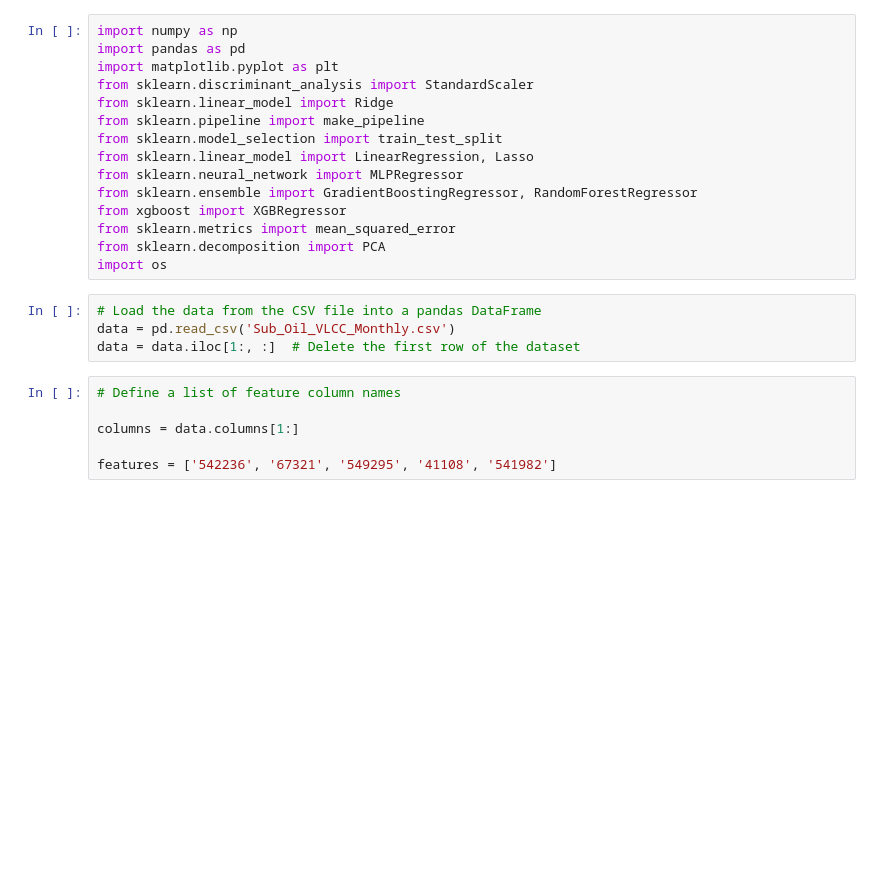
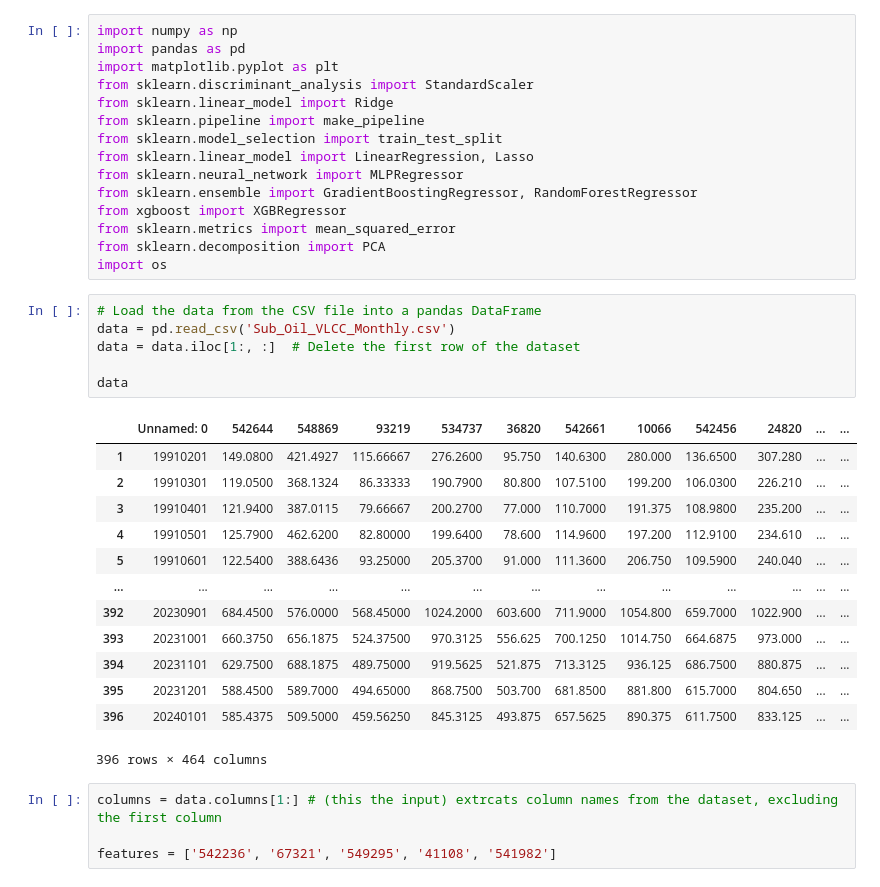
Before and after one commit to Betty8467/EmergingProject, a Jupyter notebook: Final_Project_Jean&Bettty/Final_Project.ipynb, the cells around one changed output. Cells and saved outputs as stored; diff of their text form; blank space fills up the shorter version.

```diff
--- a/Final_Project_Jean&Bettty/Final_Project.ipynb
+++ b/Final_Project_Jean&Bettty/Final_Project.ipynb
@@ -16,11 +16,25 @@ import os
 # %%
 # Load the data from the CSV file into a pandas DataFrame
 data = pd.read_csv('Sub_Oil_VLCC_Monthly.csv')
 data = data.iloc[1:, :]  # Delete the first row of the dataset
+
+data
+# %% [output]
+|  | Unnamed: 0 | 542644 | 548869 | 93219 | 534737 | 36820 | 542661 | 10066 | 542456 | 24820 | ... | ... |
+| 1 | 19910201 | 149.0800 | 421.4927 | 115.66667 | 276.2600 | 95.750 | 140.6300 | 280.000 | 136.6500 | 307.280 | ... | ... |
+| 2 | 19910301 | 119.0500 | 368.1324 | 86.33333 | 190.7900 | 80.800 | 107.5100 | 199.200 | 106.0300 | 226.210 | ... | ... |
+| 3 | 19910401 | 121.9400 | 387.0115 | 79.66667 | 200.2700 | 77.000 | 110.7000 | 191.375 | 108.9800 | 235.200 | ... | ... |
+| 4 | 19910501 | 125.7900 | 462.6200 | 82.80000 | 199.6400 | 78.600 | 114.9600 | 197.200 | 112.9100 | 234.610 | ... | ... |
+| 5 | 19910601 | 122.5400 | 388.6436 | 93.25000 | 205.3700 | 91.000 | 111.3600 | 206.750 | 109.5900 | 240.040 | ... | ... |
+| ... | ... | ... | ... | ... | ... | ... | ... | ... | ... | ... | ... | ... |
+| 392 | 20230901 | 684.4500 | 576.0000 | 568.45000 | 1024.2000 | 603.600 | 711.9000 | 1054.800 | 659.7000 | 1022.900 | ... | ... |
+| 393 | 20231001 | 660.3750 | 656.1875 | 524.37500 | 970.3125 | 556.625 | 700.1250 | 1014.750 | 664.6875 | 973.000 | ... | ... |
+| 394 | 20231101 | 629.7500 | 688.1875 | 489.75000 | 919.5625 | 521.875 | 713.3125 | 936.125 | 686.7500 | 880.875 | ... | ... |
+| 395 | 20231201 | 588.4500 | 589.7000 | 494.65000 | 868.7500 | 503.700 | 681.8500 | 881.800 | 615.7000 | 804.650 | ... | ... |
+| 396 | 20240101 | 585.4375 | 509.5000 | 459.56250 | 845.3125 | 493.875 | 657.5625 | 890.375 | 611.7500 | 833.125 | ... | ... |
+396 rows × 464 columns
 # %%
-# Define a list of feature column names
-
-columns = data.columns[1:]
+columns = data.columns[1:] # (this the input) extrcats column names from the dataset, excluding the first column
 
 features = ['542236', '67321', '549295', '41108', '541982']
 # %%
```
Also changed, not shown: parts of 3 cells of this notebook, 7 other files.
